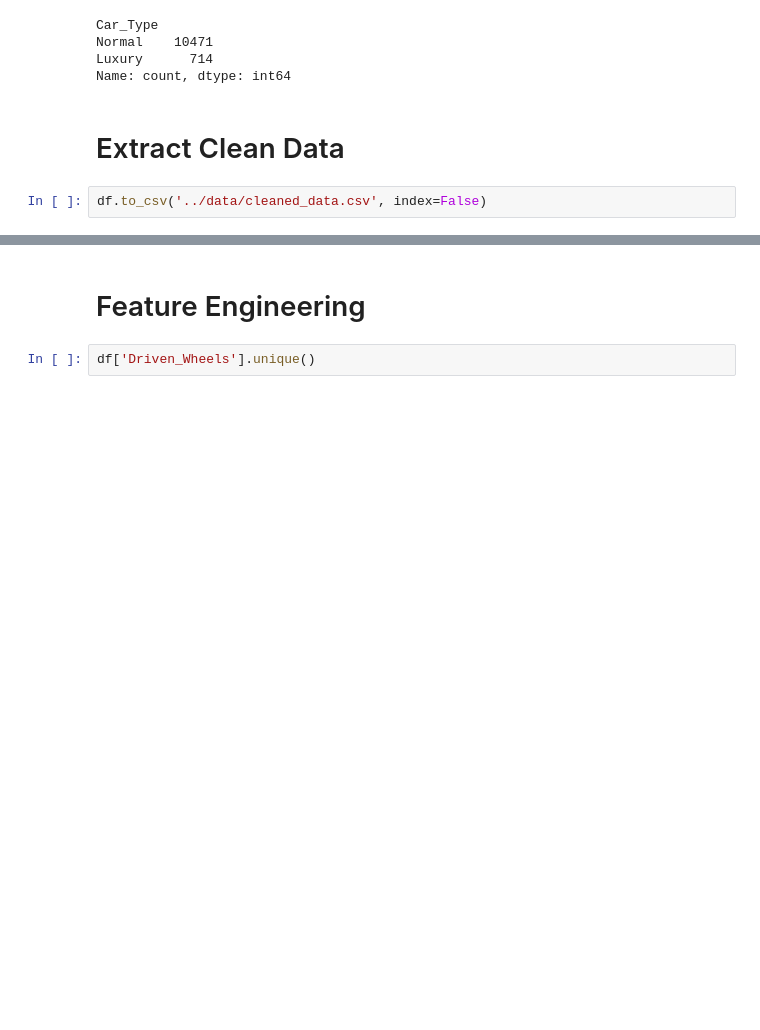
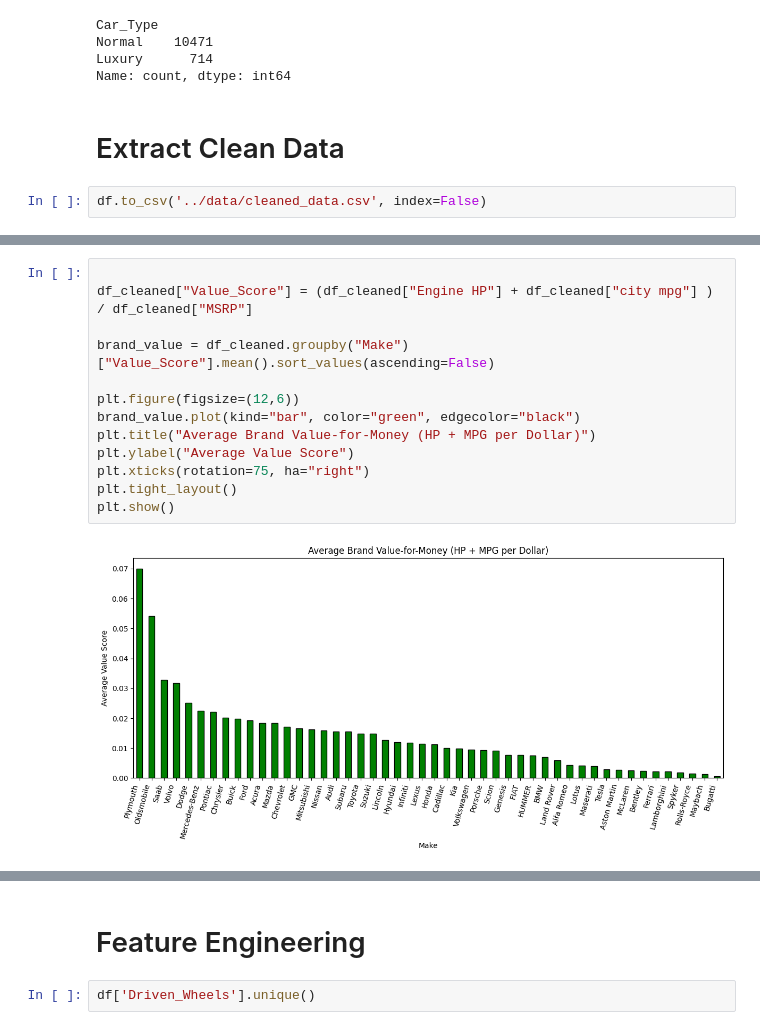
Before and after one commit to Abdelrazekk04/Car-Prediction-Data-Analysis-Project, a Jupyter notebook: src/car_price_prediction_preprocessing.ipynb, the cells around one changed output, grey strips where cells are left out. Drawn from its saved outputs; the diff is of its cells as text; blank space fills up the shorter version.

```diff
--- a/src/car_price_prediction_preprocessing.ipynb
+++ b/src/car_price_prediction_preprocessing.ipynb
@@ -387,0 +438,15 @@ df.to_csv('../data/cleaned_data.csv', index=False)
+# %%
+
+df_cleaned["Value_Score"] = (df_cleaned["Engine HP"] + df_cleaned["city mpg"] ) / df_cleaned["MSRP"]
+
+brand_value = df_cleaned.groupby("Make")["Value_Score"].mean().sort_values(ascending=False)
+
+plt.figure(figsize=(12,6))
+brand_value.plot(kind="bar", color="green", edgecolor="black")
+plt.title("Average Brand Value-for-Money (HP + MPG per Dollar)")
+plt.ylabel("Average Value Score")
+plt.xticks(rotation=75, ha="right")
+plt.tight_layout()
+plt.show()
+# %% [output]
+[figure, added]
```
Also changed, not shown: parts of 18 cells of this notebook, 1 other file.
